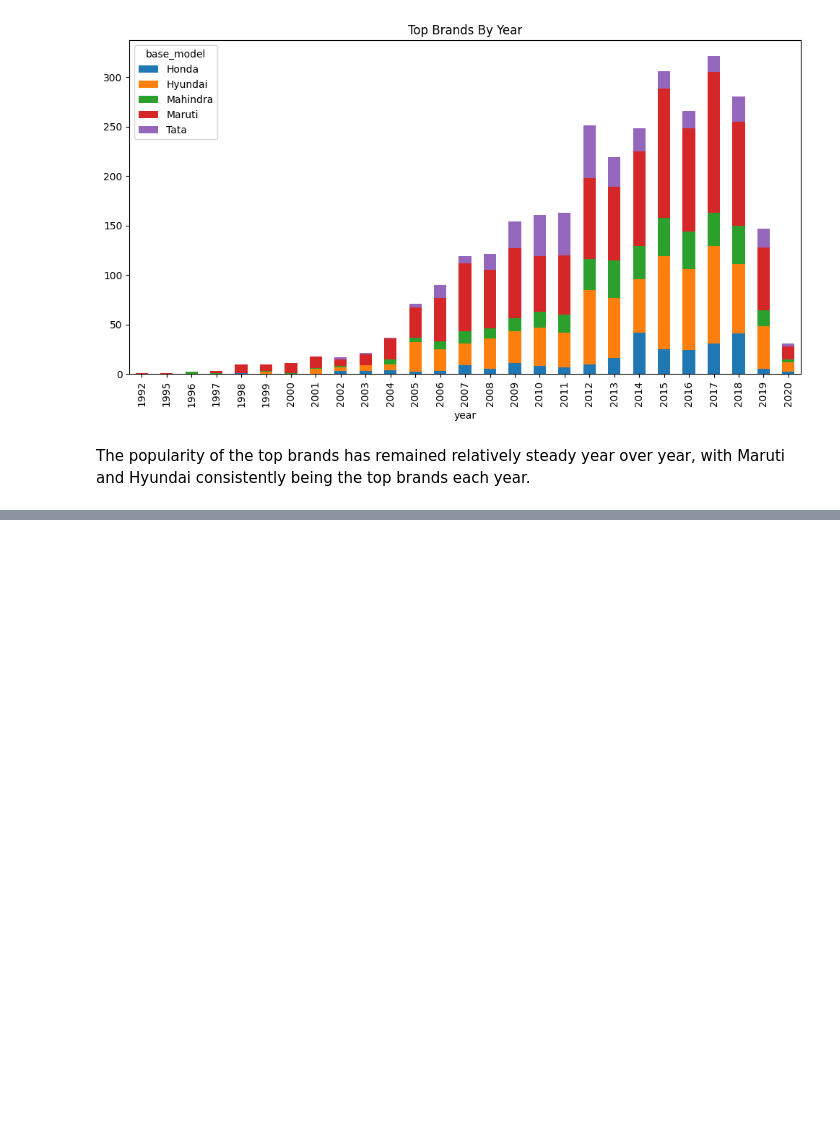
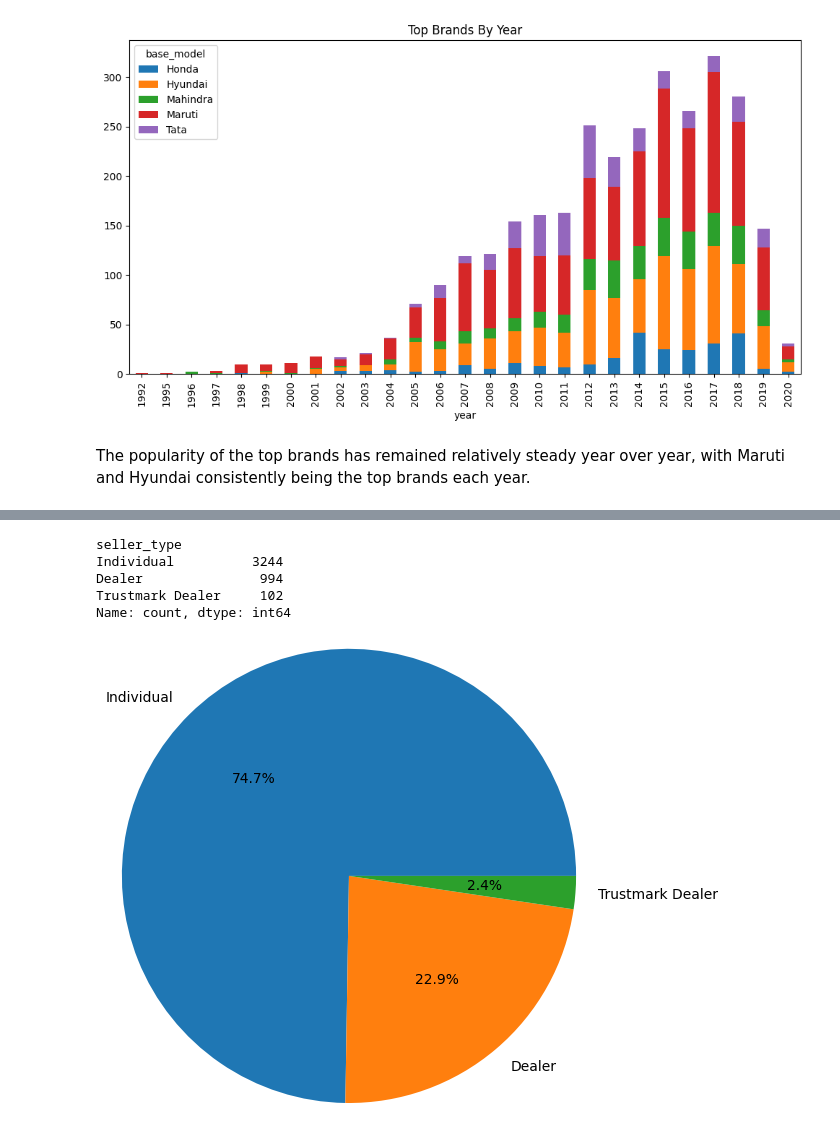
Before and after one commit to leoflewis/631-project-2, a Jupyter notebook: Project-Notebook.ipynb, the cells around one changed output, grey strips where cells are left out. Saved outputs shown, nothing was run; the diff lists cells and outputs as text; code cells hidden in the pictures; blank space fills up the shorter version.

```diff
--- a/Project-Notebook.ipynb
+++ b/Project-Notebook.ipynb
@@ -608,0 +633,15 @@ The popularity of the top brands has remained relatively steady year over year,
+# %%
+seller_counts = df['seller_type'].value_counts()
+seller_counts
+# %% [output]
+seller_type
+Individual          3244
+Dealer               994
+Trustmark Dealer     102
+Name: count, dtype: int64
+# %%
+plt.pie(seller_counts, autopct = '%1.1f%%', labels = seller_counts.keys(), radius = np.sqrt(2))
+plt.tight_layout()
+plt.show()
+# %% [output]
+[figure, added]
```
Also changed, not shown: parts of 34 cells of this notebook.
